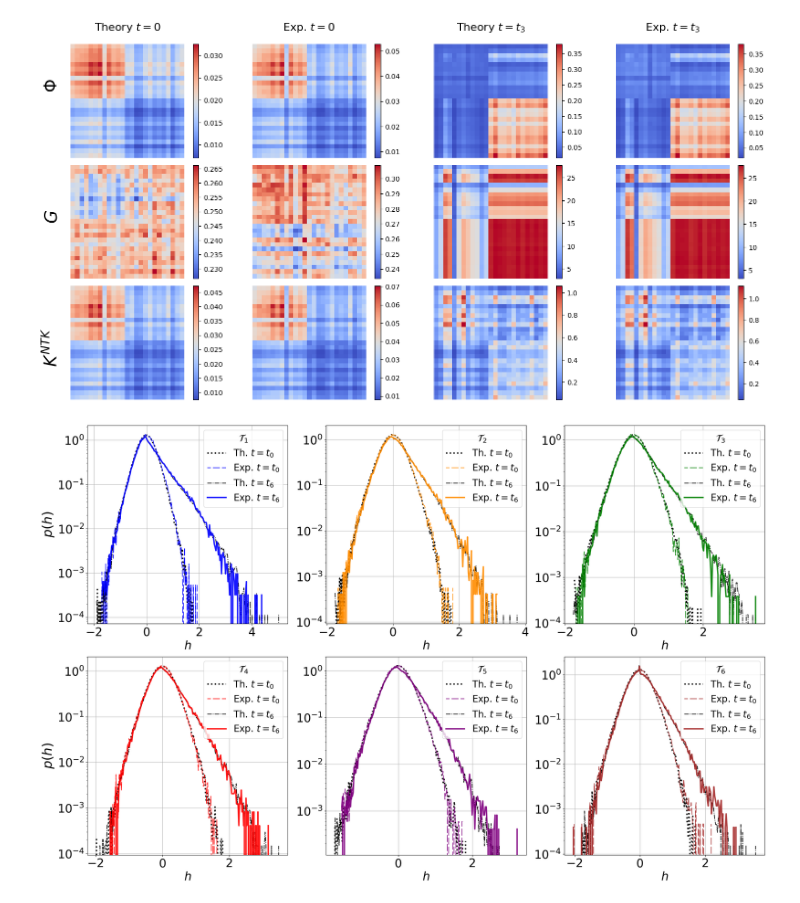
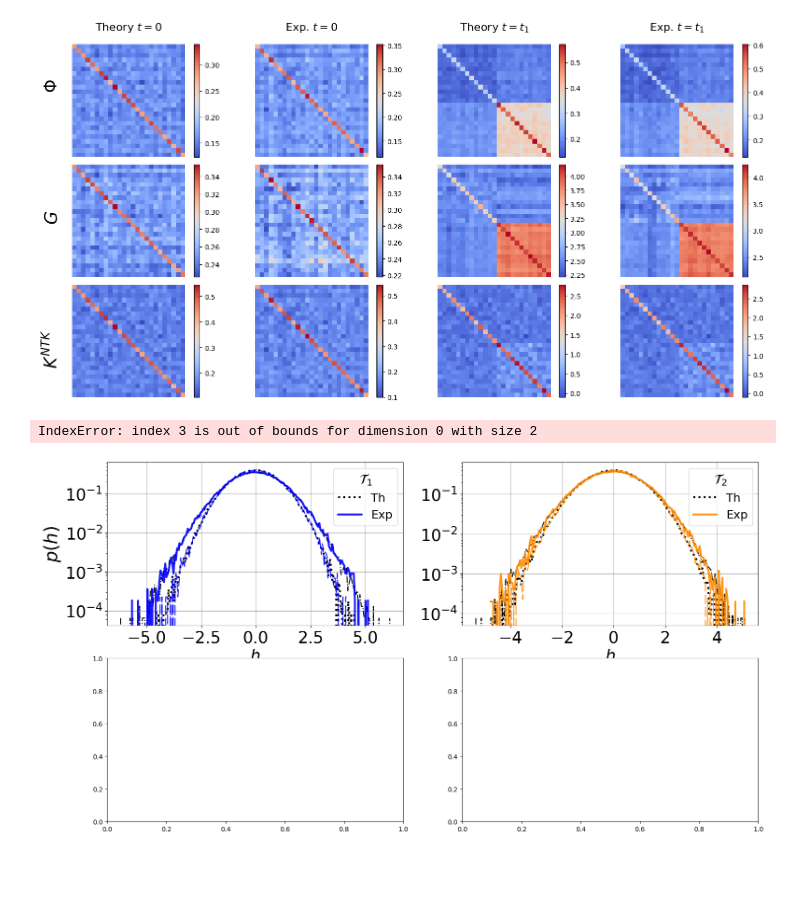
Before and after one commit to alessandrobreccia99/Infinite_width_Continual_Learning, a Jupyter notebook: DMFT.ipynb, the cells around one changed output. Cells and saved outputs as stored; diff of their text form; code cells hidden in the pictures; blank space fills up the shorter version.

```diff
--- a/DMFT.ipynb
+++ b/DMFT.ipynb
@@ -439,15 +470,17 @@ for i in range(n_tasks+1):
 # %%
-fig, ax = plt.subplots(n_tasks+1,n_tasks+1, figsize = (11,11))
+fig, ax = plt.subplots(n_tasks+1,n_tasks+1, figsize = (8,8))
 for i in range(n_tasks+1):
     for j in range(n_tasks+1):
-        ax[i,j].imshow(Ks[i,j], cmap='coolwarm')
+        a = ax[i,j].imshow(Ks[i,j], cmap='coolwarm', vmin=0, vmax=1)
         ax[i,j].axis('off')
+        if j == n_tasks:
+            plt.colorbar(a, ax = ax[i,j])
 
 for i in range(n_tasks+1):
     ax[0,i].set_title(f'$\mathcal{{T}}_{{{i+1}}}$', fontsize=16)
 
 for j in range(n_tasks+1):
-    fig.text(0.002, (6-j)/6.0 - 1/12-1/64, f'$\mathcal{{T}}_{{{j+1}}}$', va='center', ha='center', fontsize=16, rotation='vertical')
+    fig.text(0.002, (n_tasks+1-j)/(n_tasks+1) - 1/(n_tasks+1)**2, f'$\mathcal{{T}}_{{{j+1}}}$', va='center', ha='center', fontsize=16, rotation='vertical')
 
 plt.tight_layout()
 # %% [output]
@@ -455,15 +488,15 @@ plt.tight_layout()
 # %%
 S = 10000
-relu = True
 
 hs = torch.empty((n_tasks+1,(n_tasks+1)*epochs, S, P))
 zs = torch.empty((1,(n_tasks+1)*epochs, S))
 deltas = torch.empty((n_tasks+1,(n_tasks+1)*epochs, P))
 
 zs[0,0] = sampleXi(S)
+chi_tot = sampleChi( K_tot.cpu(), (n_tasks+1)*P, S)
 
 for t in range(n_tasks+1):
-    hs[t,0] = sampleChi(Ks[t,t], P, S)
+    hs[t,0] = chi_tot[::,P*t:P*(t+1)]
     deltas[t,0] = torch.sum(Y, dim=1).cpu()
 
 for c in range(n_tasks+1):
@@ -478,7 +511,8 @@ for c in range(n_tasks+1):
             delta_up = updateDelta( hs[t,i], hs[c,i], zs[0,i], Ks[t,c], deltas[t,i], deltas[c,i], eta )
             deltas[t,i+1] = delta_up
 # %%
-fig, ax = plt.subplots(n_tasks+1,n_tasks+1, figsize = (11,11))
+fig, ax = plt.subplots(n_tasks+1,n_tasks+1, figsize = (8,8) )
+fig.suptitle('All $\Phi$ kernels', fontsize=16)
 
 #vmin_th = float('inf')
 #vmax_th = float('-inf')
@@ -492,7 +526,7 @@ fig, ax = plt.subplots(n_tasks+1,n_tasks+1, figsize = (11,11))
 
 for i in range(n_tasks+1):
     for j in range(n_tasks+1):
-        phi = get_Phi(hs[i,600],hs[j,600],relu)
+        phi = get_Phi(hs[i,300],hs[j,300],relu)
         a = ax[i,j].imshow(phi, cmap='coolwarm')
         ax[i,j].axis('off')
         #plt.colorbar(a, ax=ax[i,j])
@@ -501,7 +535,7 @@ for i in range(n_tasks+1):
     ax[0,i].set_title(f'$\mathcal{{T}}_{{{i+1}}}$', fontsize=16)
 
 for j in range(n_tasks+1):
-    fig.text(0.002, (6-j)/6.0 - 1/12-1/64, f'$\mathcal{{T}}_{{{j+1}}}$', va='center', ha='center', fontsize=16, rotation='vertical')
+    fig.text(0.002, (n_tasks+1-j)/(n_tasks+1) - 1/(n_tasks+1)**2, f'$\mathcal{{T}}_{{{j+1}}}$', va='center', ha='center', fontsize=16, rotation='vertical')
 
 plt.tight_layout()
 # %% [output]
@@ -509,10 +543,10 @@ plt.tight_layout()
 # %%
-fig, ax = plt.subplots(n_tasks+1,n_tasks+1, figsize = (11,11))
+fig, ax = plt.subplots(n_tasks+1,n_tasks+1, figsize = (8,8))
 
 for i in range(n_tasks+1):
     for j in range(n_tasks+1):
-
-        g = get_G(z[0,600],h[i,600],h[j,600], relu)
+        g = get_G(z[0,300],h[i,300],h[j,300], relu)
+        print(g)
         ax[i,j].imshow(g, cmap='coolwarm')
         ax[i,j].axis('off')
 
@@ -520,7 +554,7 @@ for i in range(n_tasks+1):
     ax[0,i].set_title(f'$\mathcal{{T}}_{{{i+1}}}$', fontsize=16)
 
 for j in range(n_tasks+1):
-    fig.text(0.002, (6-j)/6.0 - 1/12-1/64, f'$\mathcal{{T}}_{{{j+1}}}$', va='center', ha='center', fontsize=16, rotation='vertical')
+    fig.text(0.002, (n_tasks+1-j)/(n_tasks+1) - 1/(n_tasks+1)**2, f'$\mathcal{{T}}_{{{j+1}}}$', va='center', ha='center', fontsize=16, rotation='vertical')
 
 plt.tight_layout()
 # %% [output]
@@ -528,44 +564,45 @@ plt.tight_layout()
 # %%
-plotKernel(0,1,4*epochs-1)
+plotKernel(0,1,2*epochs-1)
 # %% [output]
-[figure, old version]
+[figure, new version]
 # %%
-fig, ax = plt.subplots(2,3, figsize=(22,14))
+fig, ax = plt.subplots(2,2, figsize=(18,10))
 colors = ['blue', 'darkorange','green','red','purple','brown','pink', 'gray', 'olive', 'cyan' , 'darkgreen']
 
-for i in range(2):
-    for j in range(3):
+for i in range(ax.shape[0]):
+    for j in range(ax.shape[1]):
 
         counts, bins = torch.histogram(hs[i*3+j,0], bins=200)
         ax[i,j].plot(bins[:-1], counts/(torch.sum(counts)*(bins[1]-bins[0])),
-                 linestyle = ':', color='black', label = 'Th. $t=t_0$', linewidth=3)
+                 linestyle = ':', color='black', label = 'Th', linewidth=3)
 
         counts, bins = torch.histogram(h[i*3+j,0], bins=200)
         ax[i,j].plot(bins[:-1], counts/(torch.sum(counts)*(bins[1]-bins[0])),
-                 linestyle = (5, (10, 3)), alpha=0.9, color=colors[i*3+j], label = 'Exp. $t=t_0$')
+                 linestyle = (5, (10, 3)), alpha=0.9, color=colors[i*3+j])
 
 
         counts, bins = torch.histogram(hs[i*3+j,-1], bins=200)
         ax[i,j].plot(bins[:-1], counts/(torch.sum(counts)*(bins[1]-bins[0])),
-                 linestyle = '-.', color='black', label = 'Th. $t=t_6$')
+                 linestyle = '-.', color='black', )
 
         counts, bins = torch.histogram(h[i*3+j,-1], bins=200)
         ax[i,j].plot(bins[:-1], counts/(torch.sum(counts)*(bins[1]-bins[0])),
-                 color=colors[i*3+j], alpha=0.9, label = 'Exp. $t=t_6$', linewidth=3)
+                 color=colors[i*3+j], alpha=0.9, linewidth=3, label = 'Exp')
 
 
         ax[i,j].set_yscale('log')
         ax[i,j].tick_params(labelsize=25)
         ax[i,j].set_xlabel('$h$', fontsize=25)
         if j==0:
             ax[i,j].set_ylabel('$p(h)$',fontsize=28)
         ax[i,j].grid()
-        ax[i,j].legend(loc='best', prop={'size':20}, title=f'$\mathcal{{T}}_{{{i*3+j+1}}}$', title_fontproperties={'size':21})
+        ax[i,j].legend(loc='best', prop={'size':18}, title=f'$\mathcal{{T}}_{{{i*3+j+1}}}$', title_fontproperties={'size':21})
 
 plt.tight_layout()
 plt.show()
 # %% [output]
+IndexError: index 3 is out of bounds for dimension 0 with size 2
-[figure, old version]
+[figure, new version]
 # %%
 row_titles = ['Theory $\Phi$', 'Exp. $\Phi$' ]
 
```
Also changed, not shown: parts of 28 cells of this notebook.
